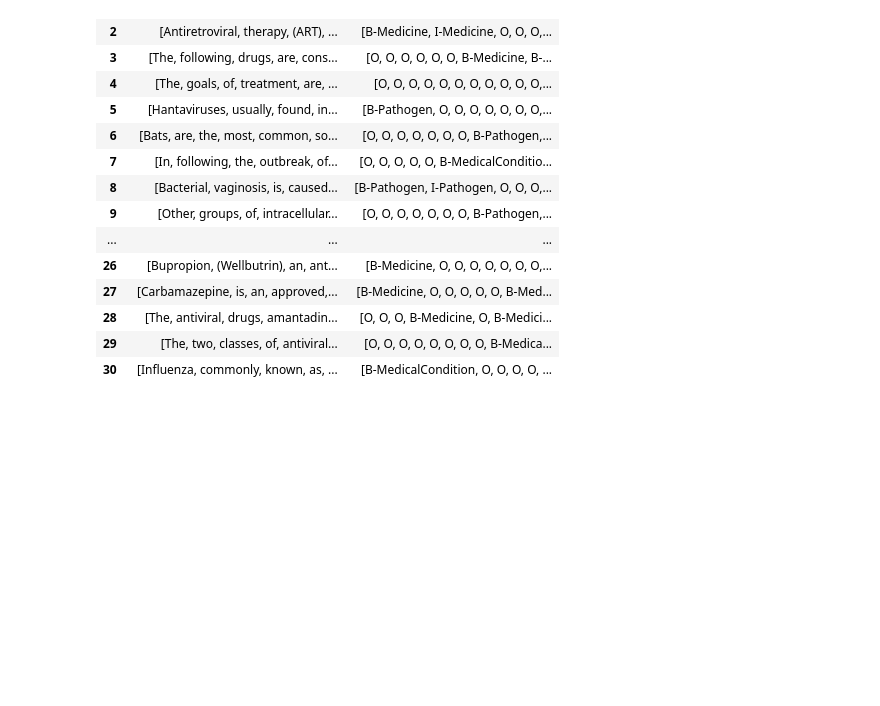
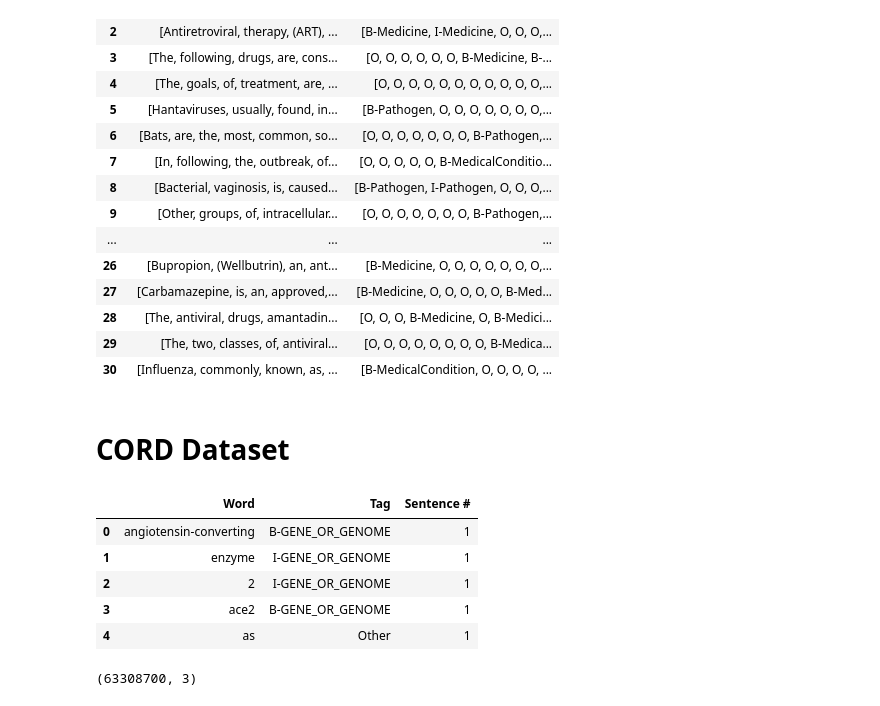
Before and after one commit to PraneethVasarla/med-bert, a Jupyter notebook: experimental_notebooks/experiment.ipynb, the cells around one changed output. Drawn from its saved outputs; the diff is of its cells as text; code cells hidden in the pictures; blank space fills up the shorter version.

```diff
--- a/experimental_notebooks/experiment.ipynb
+++ b/experimental_notebooks/experiment.ipynb
@@ -425,3 +426,5 @@ df.drop(['id','content','labels'],axis=1)
 | 28 | [The, antiviral, drugs, amantadin... | [O, O, O, B-Medicine, O, B-Medici... |
 | 29 | [The, two, classes, of, antiviral... | [O, O, O, O, O, O, O, O, B-Medica... |
 | 30 | [Influenza, commonly, known, as, ... | [B-MedicalCondition, O, O, O, O, ... |
+# %% [markdown]
+# CORD Dataset
@@ -427,0 +437,13 @@ df.drop(['id','content','labels'],axis=1)
+# %%
+cord.head()
+# %% [output]
+|  | Word | Tag | Sentence # |
+| 0 | angiotensin-converting | B-GENE_OR_GENOME | 1 |
+| 1 | enzyme | I-GENE_OR_GENOME | 1 |
+| 2 | 2 | I-GENE_OR_GENOME | 1 |
+| 3 | ace2 | B-GENE_OR_GENOME | 1 |
+| 4 | as | Other | 1 |
+# %%
+cord.shape
+# %% [output]
+(63308700, 3)
```
Also changed, not shown: parts of 12 cells of this notebook, 7 other files.
